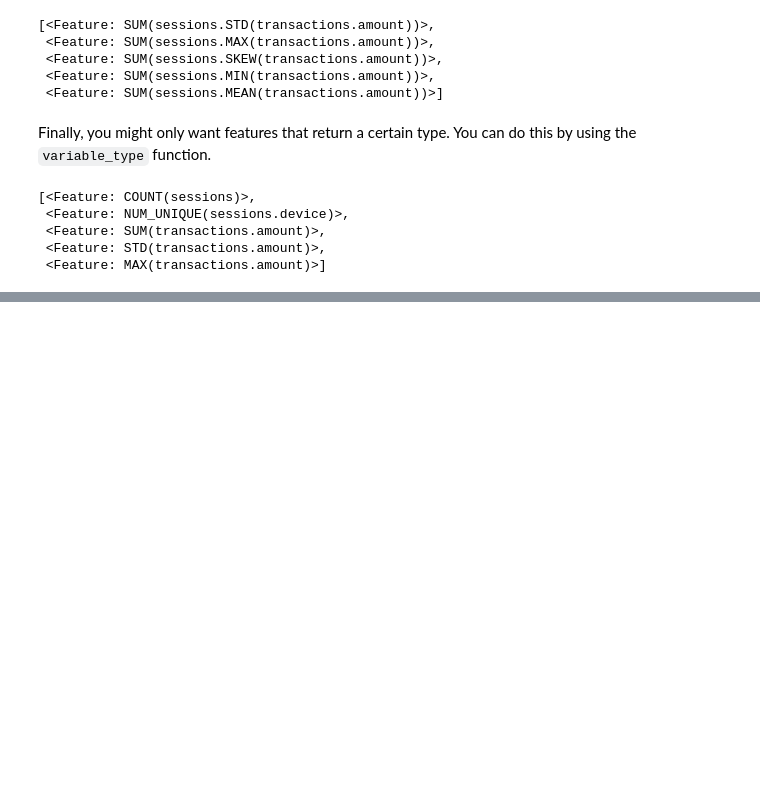
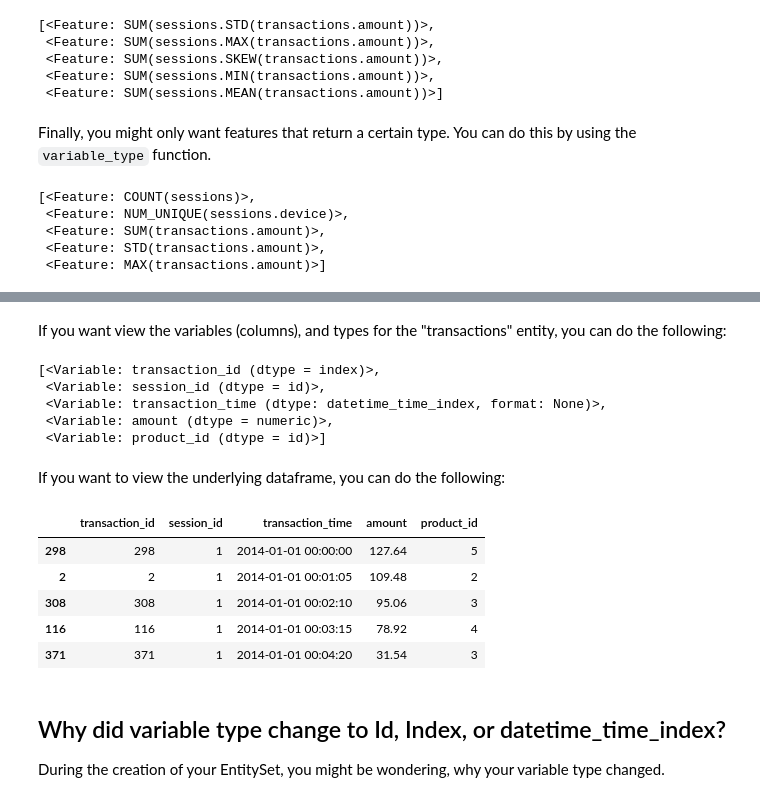
Before and after one commit to alteryx/featuretools, a Jupyter notebook: docs/source/guides/frequently_asked_questions.ipynb, the cells around one changed output, grey strips where cells are left out. Cells and saved outputs as stored; diff of their text form; code cells hidden in the pictures; blank space fills up the shorter version.

```diff
--- a/docs/source/guides/frequently_asked_questions.ipynb
+++ b/docs/source/guides/frequently_asked_questions.ipynb
@@ -474,0 +479,3 @@ features_only_numeric[0:5]
+# %%
+es = ft.demo.load_mock_customer(return_entityset=True)
+es
@@ -474,0 +493,25 @@ features_only_numeric[0:5]
+# %% [markdown]
+If you want view the variables (columns), and types for the "transactions" entity, you can do the following:
+# %%
+es['transactions'].variables
+# %% [output]
+[<Variable: transaction_id (dtype = index)>,
+ <Variable: session_id (dtype = id)>,
+ <Variable: transaction_time (dtype: datetime_time_index, format: None)>,
+ <Variable: amount (dtype = numeric)>,
+ <Variable: product_id (dtype = id)>]
+# %% [markdown]
+If you want to view the underlying dataframe, you can do the following:
+# %%
+es['transactions'].df.head(5)
+# %% [output]
+|  | transaction_id | session_id | transaction_time | amount | product_id |
+| 298 | 298 | 1 | 2014-01-01 00:00:00 | 127.64 | 5 |
+| 2 | 2 | 1 | 2014-01-01 00:01:05 | 109.48 | 2 |
+| 308 | 308 | 1 | 2014-01-01 00:02:10 | 95.06 | 3 |
+| 116 | 116 | 1 | 2014-01-01 00:03:15 | 78.92 | 4 |
+| 371 | 371 | 1 | 2014-01-01 00:04:20 | 31.54 | 3 |
+# %% [markdown]
+## Why did variable type change to Id, Index, or datetime_time_index?
+
+During the creation of your EntitySet, you might be wondering, why your variable type changed.
```
Also changed, not shown: parts of 27 cells of this notebook.
